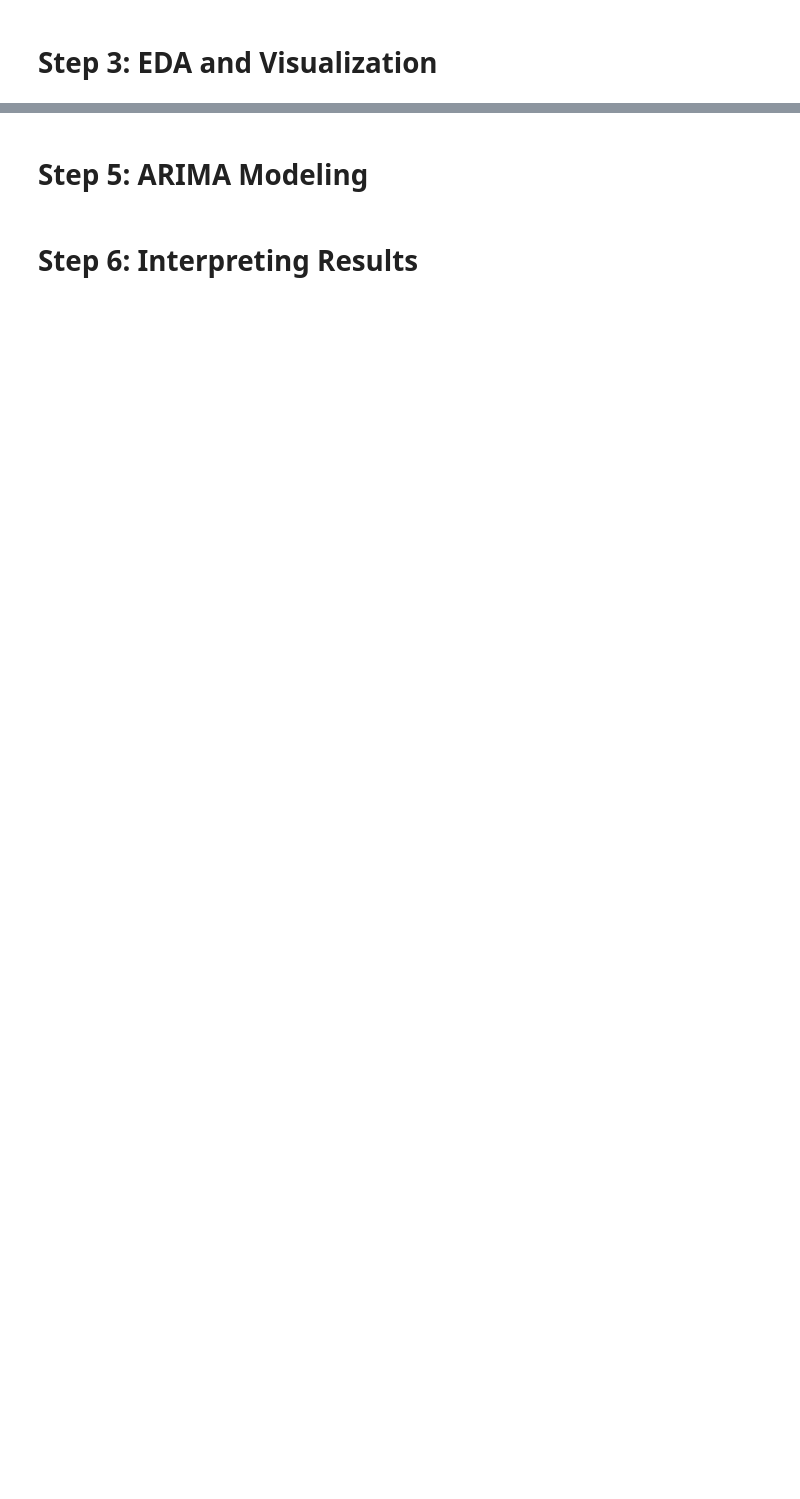
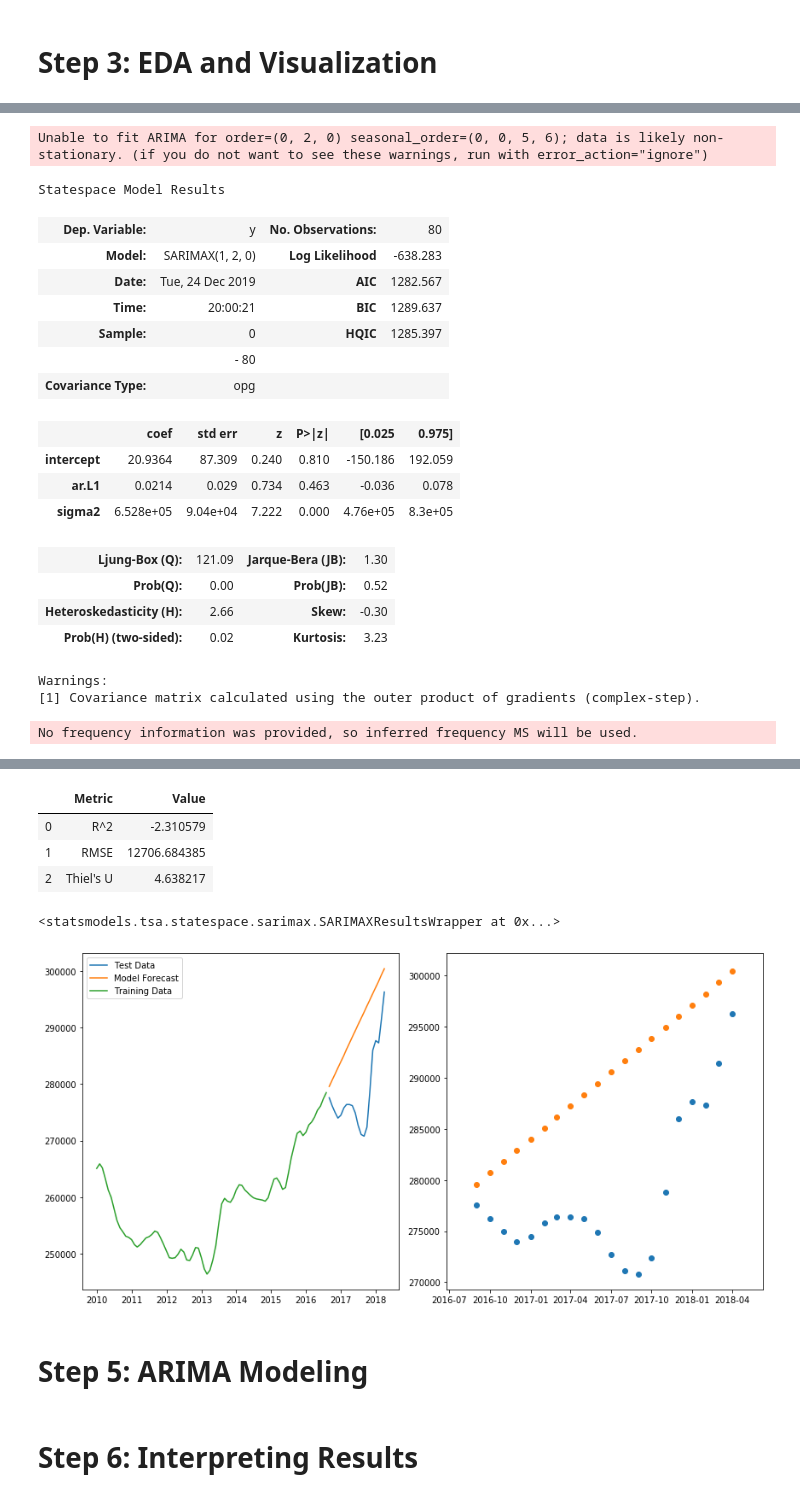
Before and after one commit to jirvingphd/dsc-mod-4-project-online-ds-ft-100719, a Jupyter notebook: mod_4_starter_notebook.ipynb, the cells around one changed output, grey strips where cells are left out. Drawn from its saved outputs; the diff is of its cells as text; code cells hidden in the pictures; blank space fills up the shorter version.

```diff
--- a/mod_4_starter_notebook.ipynb
+++ b/mod_4_starter_notebook.ipynb
@@ -128,0 +250,3 @@ def melt_data(df):
+# %%
+ji.meta_grid_search(ts)
+# %% [output]
@@ -128,0 +255,20 @@ def melt_data(df):
+Unable to fit ARIMA for order=(0, 2, 0) seasonal_order=(0, 0, 5, 6); data is likely non-stationary. (if you do not want to see these warnings, run with error_action="ignore")
+Statespace Model Results
+| Dep. Variable: | y | No. Observations: | 80 |
+| Model: | SARIMAX(1, 2, 0) | Log Likelihood | -638.283 |
+| Date: | Tue, 24 Dec 2019 | AIC | 1282.567 |
+| Time: | 20:00:21 | BIC | 1289.637 |
+| Sample: | 0 | HQIC | 1285.397 |
+|  | - 80 |  |  |
+| Covariance Type: | opg |  |  |
+|  | coef | std err | z | P>|z| | [0.025 | 0.975] |
+| intercept | 20.9364 | 87.309 | 0.240 | 0.810 | -150.186 | 192.059 |
+| ar.L1 | 0.0214 | 0.029 | 0.734 | 0.463 | -0.036 | 0.078 |
+| sigma2 | 6.528e+05 | 9.04e+04 | 7.222 | 0.000 | 4.76e+05 | 8.3e+05 |
+| Ljung-Box (Q): | 121.09 | Jarque-Bera (JB): | 1.30 |
+| Prob(Q): | 0.00 | Prob(JB): | 0.52 |
+| Heteroskedasticity (H): | 2.66 | Skew: | -0.30 |
+| Prob(H) (two-sided): | 0.02 | Kurtosis: | 3.23 |
+Warnings:
+[1] Covariance matrix calculated using the outer product of gradients (complex-step).
+No frequency information was provided, so inferred frequency MS will be used.
@@ -129,3 +276,9 @@ def melt_data(df):
+|  | Metric | Value |
+| 0 | R^2 | -2.310579 |
+| 1 | RMSE | 12706.684385 |
+| 2 | Thiel's U | 4.638217 |
+<statsmodels.tsa.statespace.sarimax.SARIMAXResultsWrapper at 0x...>
+[figure, added]
 # %% [markdown]
 # Step 5: ARIMA Modeling
 # %% [markdown]
```
Also changed, not shown: parts of 30 cells of this notebook, 2 other files.
